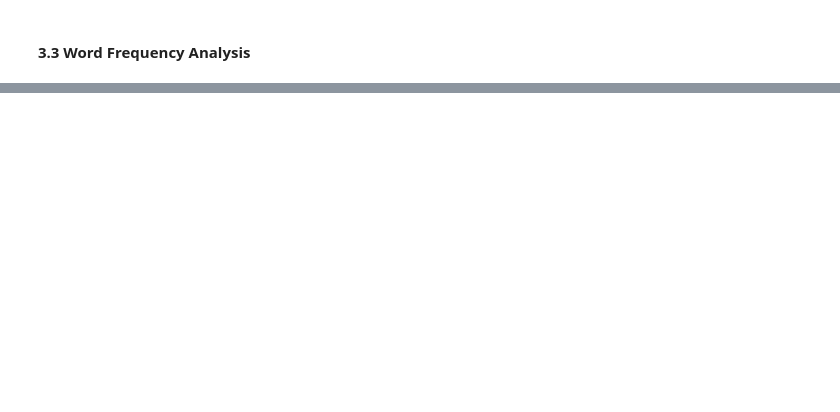
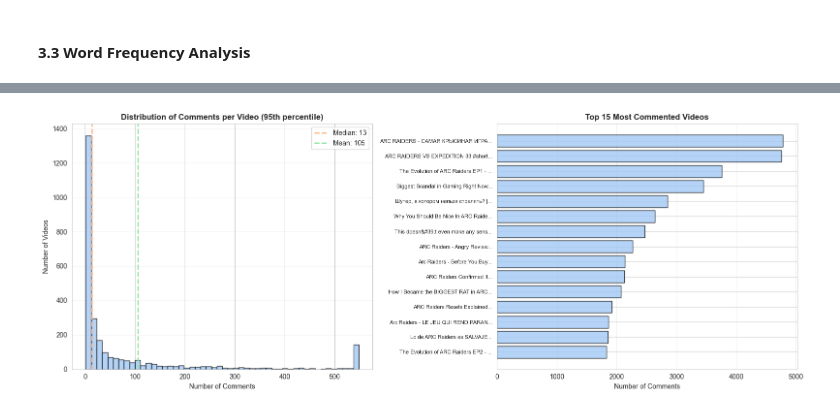
Before and after one commit to sibi-seeni/CAP5771_si.seenivasan, a Jupyter notebook: EDA.ipynb, the cells around one changed output, grey strips where cells are left out. Saved outputs shown, nothing was run; the diff lists cells and outputs as text; code cells hidden in the pictures; blank space fills up the shorter version.

```diff
--- a/EDA.ipynb
+++ b/EDA.ipynb
@@ -265,0 +541,11 @@ Median comments per video: 14.0
+# %%
+# Comments per video
+comments_per_video = df.groupby('video_id').size().sort_values(ascending=False)
+
+print(f"{'ENGAGEMENT DISTRIBUTION':^80}")
+print("-"*80)
+print(f"{'Mean comments per video:':<40} {comments_per_video.mean():>10.1f}")
+print(f"{'Median comments per video:':<40} {comments_per_video.median():>10.1f}")
+print(f"{'Std deviation:':<40} {comments_per_video.std():>10.1f}")
+print(f"{'Most commented video:':<40} {comments_per_video.max():>10,} comments")
+print(f"{'Least commented video:':<40} {comments_per_video.min():>10,} comments")
@@ -265,0 +582,7 @@ Median comments per video: 14.0
+# %%
+# Top videos
+print(f"\n{'TOP 15 MOST COMMENTED VIDEOS':^80}")
+print("-"*80)
+top_videos = df.groupby(['video_id', 'video_title']).size().sort_values(ascending=False).head(15)
+for i, ((vid_id, title), count) in enumerate(top_videos.items(), 1):
+    print(f"{i:>2}. {count:>5,} comments - {title[:65]}")
@@ -265,0 +633,74 @@ Median comments per video: 14.0
+# %%
+# Plotting them
+fig, axes = plt.subplots(1, 2, figsize=(16, 6))
+
+palette = sns.color_palette()
+main_color = palette[0]
+secondary_color = palette[1]
+third_color = palette[2]
+
+# 1. Distribution of comments per video
+axes[0].hist(
+    comments_per_video.clip(upper=comments_per_video.quantile(0.95)),
+    bins=50,
+    edgecolor='black',
+    alpha=0.8,
+    color=main_color
+)
+
+axes[0].axvline(
+    comments_per_video.median(),
+    color=secondary_color,
+    linestyle='--',
+    linewidth=2,
+    label=f'Median: {comments_per_video.median():.0f}'
+)
+
+axes[0].axvline(
+    comments_per_video.mean(),
+    color=third_color,
+    linestyle='--',
+    linewidth=2,
+    label=f'Mean: {comments_per_video.mean():.0f}'
+)
+
+axes[0].set_title(
+    'Distribution of Comments per Video (95th percentile)',
+    fontsize=12,
+    fontweight='bold'
+)
+axes[0].set_xlabel('Number of Comments')
+axes[0].set_ylabel('Number of Videos')
+axes[0].legend()
+axes[0].grid(True, alpha=0.3, axis='y')
+
+
+# 2. Top 15 videos
+top_15_counts = [count for _, count in top_videos.head(15).items()]
+top_15_labels = [f"{title[:35]}..." for _, title in
+                 [k for k, v in top_videos.head(15).items()]]
+
+axes[1].barh(
+    range(len(top_15_counts)),
+    top_15_counts,
+    color=main_color,
+    alpha=0.8,
+    edgecolor='black'
+)
+
+axes[1].set_yticks(range(len(top_15_counts)))
+axes[1].set_yticklabels(top_15_labels, fontsize=8)
+axes[1].set_xlabel('Number of Comments')
+axes[1].set_title(
+    'Top 15 Most Commented Videos',
+    fontsize=12,
+    fontweight='bold'
+)
+axes[1].invert_yaxis()
+axes[1].grid(True, alpha=0.3, axis='x')
+
+plt.tight_layout()
+plt.savefig(os.path.join(FIGURES_DIR, '04_video_analysis.png'), dpi=300, bbox_inches='tight')
+plt.show()
+# %% [output]
+[figure, added]
```
Also changed, not shown: parts of 36 cells of this notebook, 6 other files.
